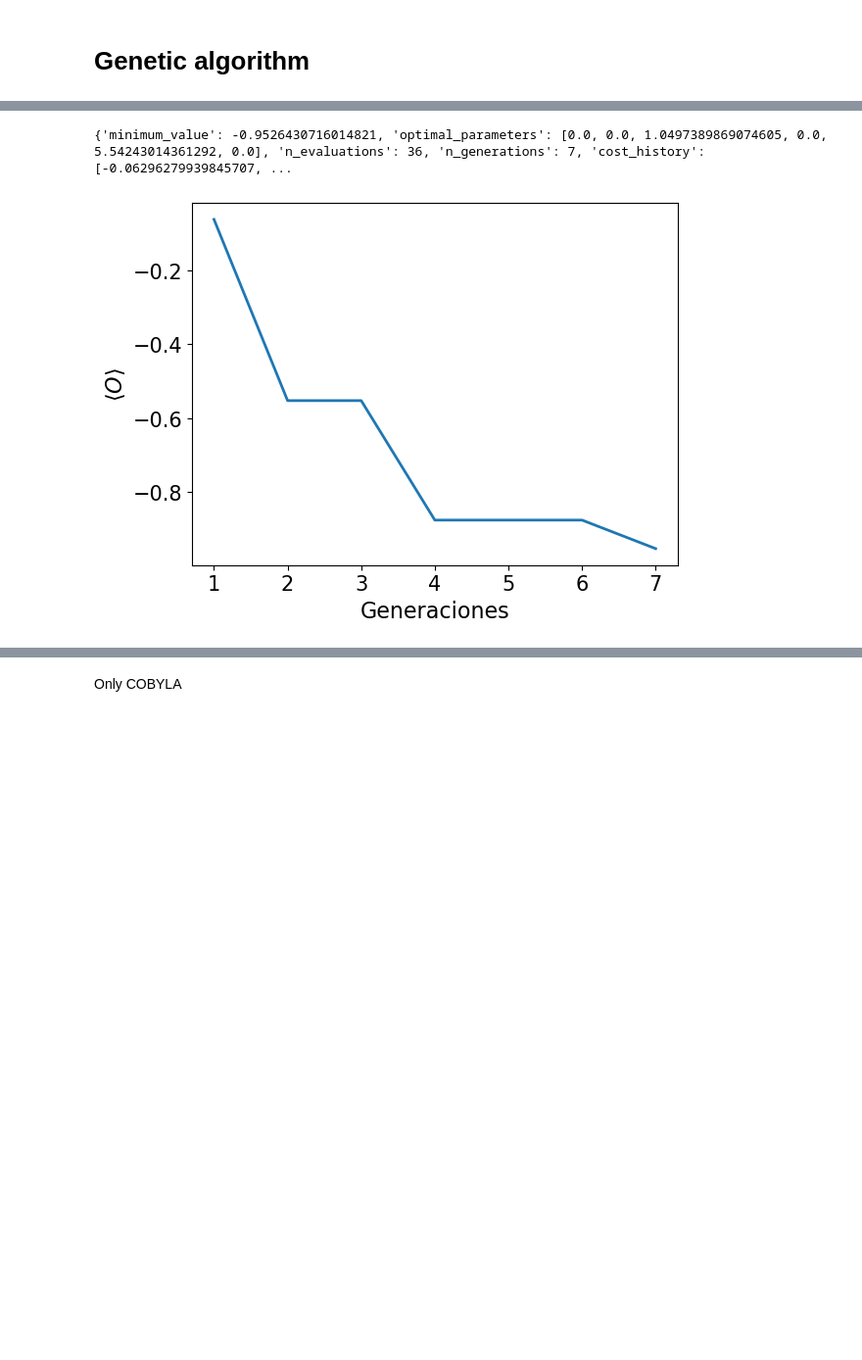
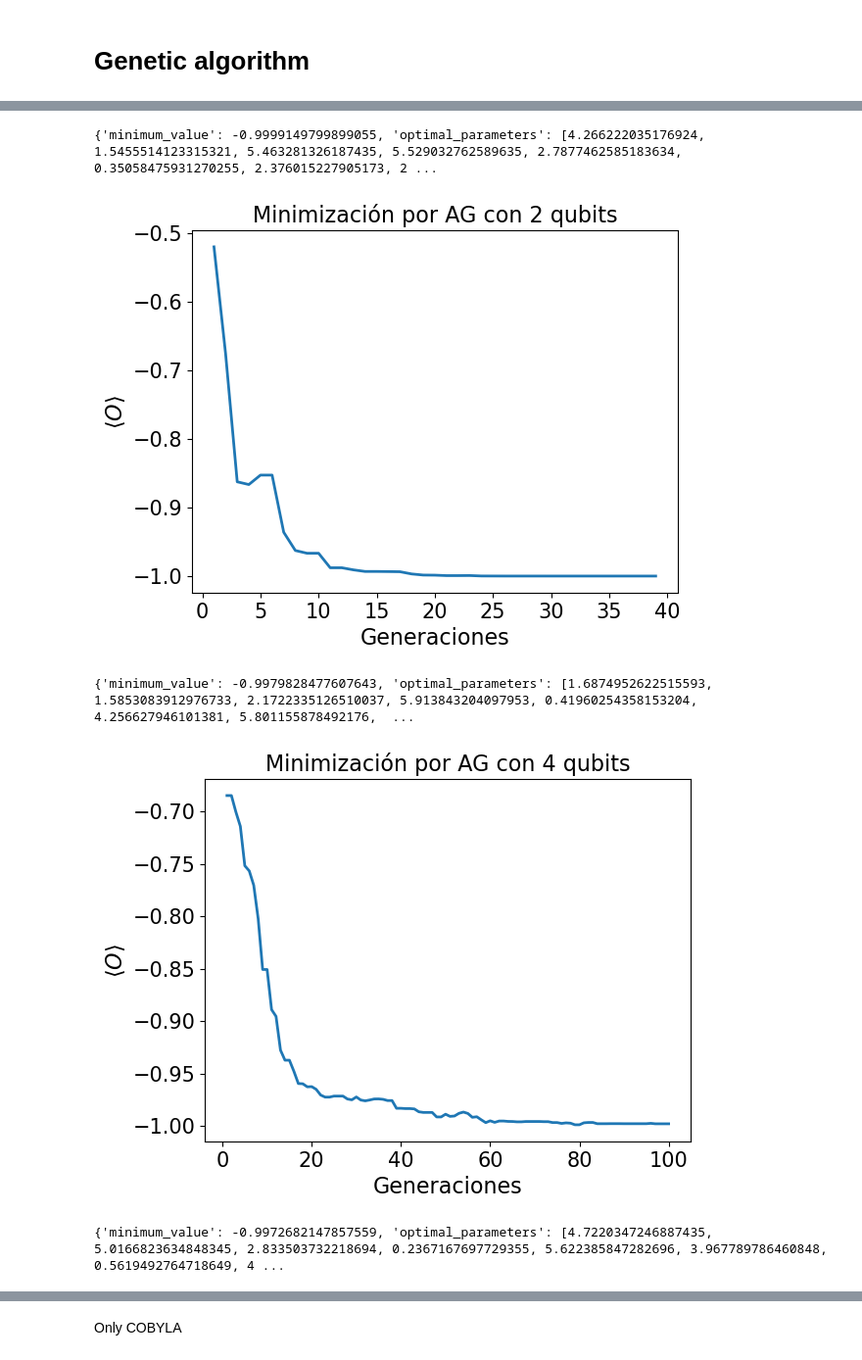
Before and after one commit to JLSM02/QML-Avoiding-BP, a Jupyter notebook: notebooks/VQE/BP_mitigation/Genetic_algorithm.ipynb, the cells around one changed output, grey strips where cells are left out. Shown at 98% size. Saved outputs shown, nothing was run; the diff lists cells and outputs as text; code cells hidden in the pictures; blank space fills up the shorter version.

```diff
--- a/notebooks/VQE/BP_mitigation/Genetic_algorithm.ipynb
+++ b/notebooks/VQE/BP_mitigation/Genetic_algorithm.ipynb
@@ -20,5 +21,5 @@ from src import mitigation as mit
 with open(f"data/H2_hamiltonian.pkl", "rb") as f:
     hamiltonian_H2 = pickle.load(f)
 
-Z1Z2_obs = SparsePauliOp.from_list([("ZZ", -1)])
+Z1Z2_obs = SparsePauliOp.from_list([("ZZ", 1)])
 # %% [markdown]
@@ -26,17 +27,25 @@ Z1Z2_obs = SparsePauliOp.from_list([("ZZ", -1)])
 # %%
 # Convergencia
-minimization_data = mit.VQE_minimization_AG(anz.build_twoLocal_ansatz(2, 2)[0], Z1Z2_obs, -0.95, crossover_prob=0.8, mutation_prob=0.6, population_size=5, max_iters=100, print_info=False, plot_info=False)
+for n_qubits in range(2, 11, 2):
 
-print(minimization_data)
+    expanded_obs = cf.expand_observable(Z1Z2_obs, n_qubits)
 
-plt.plot(range(1, minimization_data["n_generations"]+1), minimization_data["cost_history"], label=r"$\langle O\rangle$", linewidth=2)
+    minimization_data = mit.VQE_minimization_AG(anz.build_deep_ansatz(n_qubits, 2)[0], expanded_obs, 0.0001, crossover_prob=0.8, mutation_prob=0.6, population_size=15, max_gen=100, print_info=False, plot_info=False)
 
-plt.xlabel(r"Generaciones", size=16)
-plt.ylabel(r"$\langle O\rangle$", size=16)
-plt.xticks(fontsize="15")
-plt.yticks(fontsize="15")
+    print(minimization_data)
 
-plt.show()
+    plt.plot(range(1, minimization_data["n_generations"]+1), minimization_data["cost_history"], label=r"$\langle O\rangle$", linewidth=2)
+
+    plt.xlabel(r"Generaciones", size=16)
+    plt.ylabel(r"$\langle O\rangle$", size=16)
+    plt.title(rf"Minimización por AG con {n_qubits} qubits", size=16)
+    plt.xticks(fontsize="15")
+    plt.yticks(fontsize="15")
+
+    plt.show()
 # %% [output]
-{'minimum_value': -0.9526430716014821, 'optimal_parameters': [0.0, 0.0, 1.0497389869074605, 0.0, 5.54243014361292, 0.0], 'n_evaluations': 36, 'n_generations': 7, 'cost_history': [-0.06296279939845707, ...
+{'minimum_value': -0.9999149799899055, 'optimal_parameters': [4.266222035176924, 1.5455514123315321, 5.463281326187435, 5.529032762589635, 2.7877462585183634, 0.35058475931270255, 2.376015227905173, 2 ...
-[figure, old version]
+[figure, new version]
+{'minimum_value': -0.9979828477607643, 'optimal_parameters': [1.6874952622515593, 1.5853083912976733, 2.1722335126510037, 5.913843204097953, 0.41960254358153204, 4.256627946101381, 5.801155878492176,  ...
+[figure, added]
+{'minimum_value': -0.9972682147857559, 'optimal_parameters': [4.7220347246887435, 5.0166823634848345, 2.833503732218694, 0.2367167697729355, 5.622385847282696, 3.967789786460848, 0.5619492764718649, 4 ...
```
Also changed, not shown: parts of 27 cells of this notebook, 16 other files.
